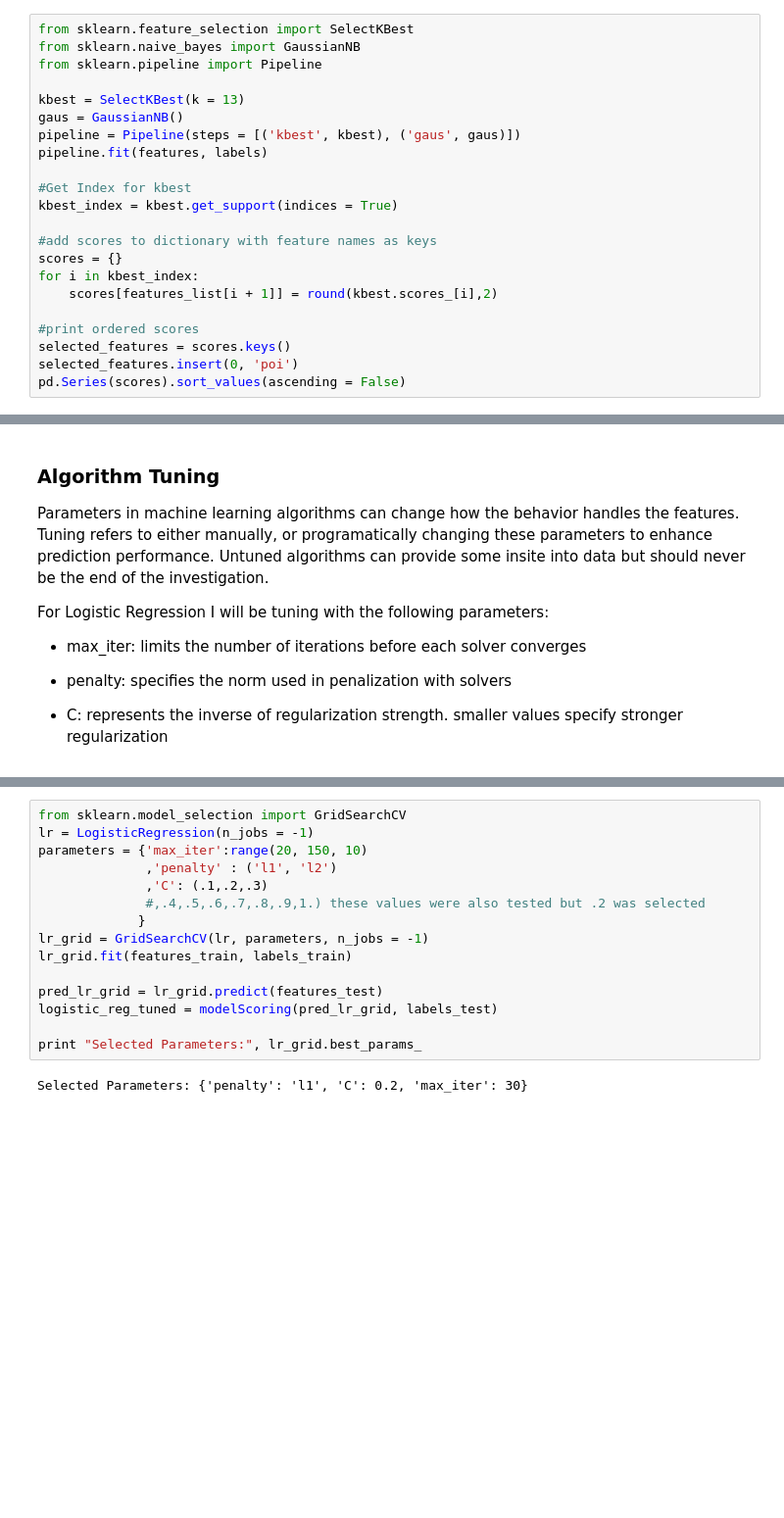
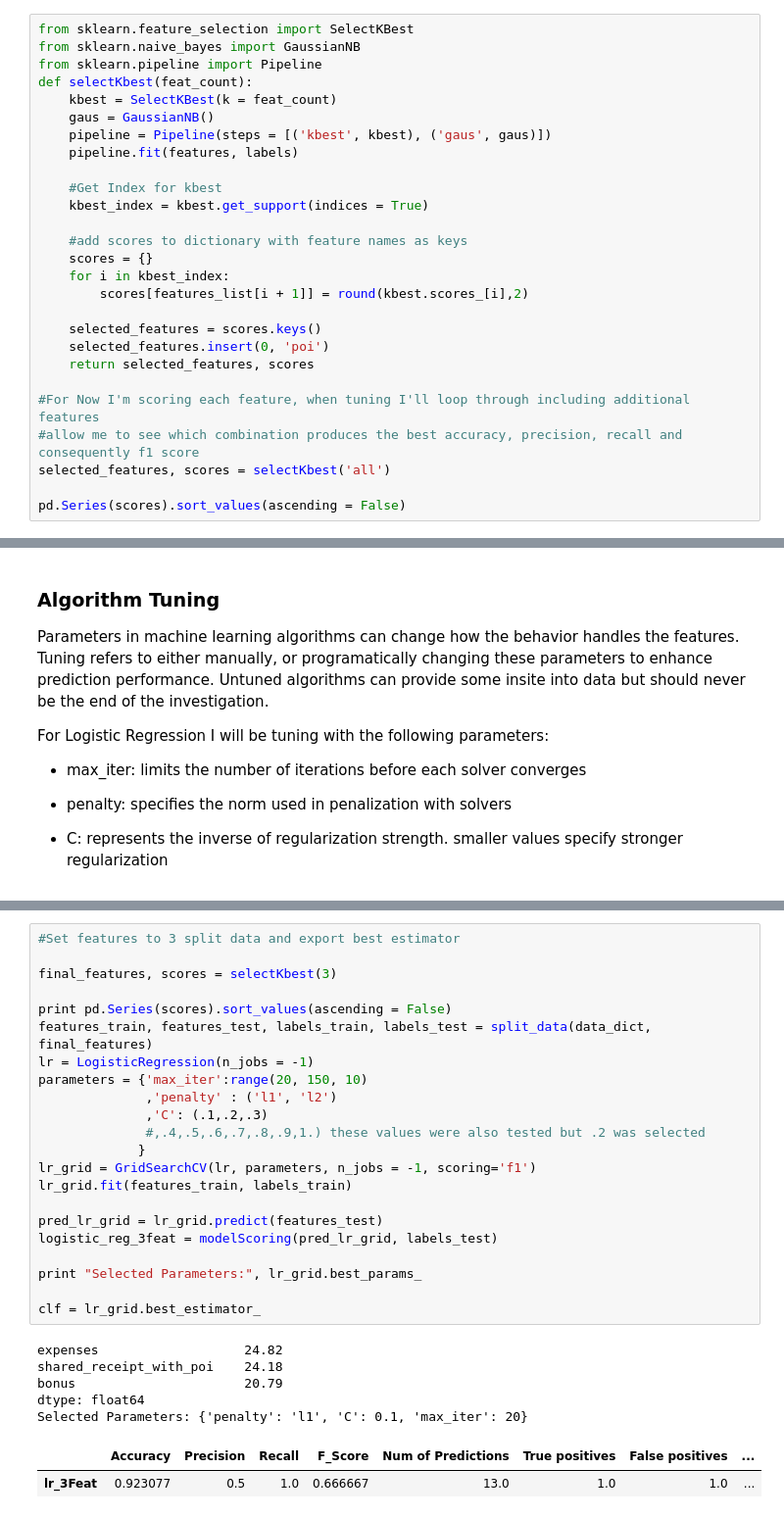
Before and after one commit to wsco/ud120-projects, a Jupyter notebook: final_project/final_project.ipynb, the cells around one changed output, grey strips where cells are left out. Shown at 98% size. Saved outputs shown, nothing was run; the diff lists cells and outputs as text; blank space fills up the shorter version.

```diff
--- a/final_project/final_project.ipynb
+++ b/final_project/final_project.ipynb
@@ -198,22 +195,27 @@ Select K Best will be utilized below to limit the number of features evaluated i
 from sklearn.feature_selection import SelectKBest
 from sklearn.naive_bayes import GaussianNB
 from sklearn.pipeline import Pipeline
+def selectKbest(feat_count):
+    kbest = SelectKBest(k = feat_count)
+    gaus = GaussianNB()
+    pipeline = Pipeline(steps = [('kbest', kbest), ('gaus', gaus)])
+    pipeline.fit(features, labels)
 
-kbest = SelectKBest(k = 13)
-gaus = GaussianNB()
-pipeline = Pipeline(steps = [('kbest', kbest), ('gaus', gaus)])
-pipeline.fit(features, labels)
+    #Get Index for kbest
+    kbest_index = kbest.get_support(indices = True)
 
-#Get Index for kbest
-kbest_index = kbest.get_support(indices = True)
+    #add scores to dictionary with feature names as keys
+    scores = {}
+    for i in kbest_index:
+        scores[features_list[i + 1]] = round(kbest.scores_[i],2)
 
-#add scores to dictionary with feature names as keys
-scores = {}
-for i in kbest_index:
-    scores[features_list[i + 1]] = round(kbest.scores_[i],2)
+    selected_features = scores.keys()
+    selected_features.insert(0, 'poi')
+    return selected_features, scores
 
-#print ordered scores
-selected_features = scores.keys()
-selected_features.insert(0, 'poi')
+#For Now I'm scoring each feature, when tuning I'll loop through including additional features
+#allow me to see which combination produces the best accuracy, precision, recall and consequently f1 score
+selected_features, scores = selectKbest('all')
+
 pd.Series(scores).sort_values(ascending = False)
 # %% [output]
@@ -342,17 +419,30 @@ For Logistic Regression I will be tuning with the following parameters:
 # %%
-from sklearn.model_selection import GridSearchCV
+#Set features to 3 split data and export best estimator
+
+final_features, scores = selectKbest(3)
+
+print pd.Series(scores).sort_values(ascending = False)
+features_train, features_test, labels_train, labels_test = split_data(data_dict, final_features)
 lr = LogisticRegression(n_jobs = -1)
 parameters = {'max_iter':range(20, 150, 10)
               ,'penalty' : ('l1', 'l2')
               ,'C': (.1,.2,.3)
               #,.4,.5,.6,.7,.8,.9,1.) these values were also tested but .2 was selected
              }
-lr_grid = GridSearchCV(lr, parameters, n_jobs = -1)
+lr_grid = GridSearchCV(lr, parameters, n_jobs = -1, scoring='f1')
 lr_grid.fit(features_train, labels_train)
 
 pred_lr_grid = lr_grid.predict(features_test)
-logistic_reg_tuned = modelScoring(pred_lr_grid, labels_test)
+logistic_reg_3feat = modelScoring(pred_lr_grid, labels_test)
 
 print "Selected Parameters:", lr_grid.best_params_
+
+clf = lr_grid.best_estimator_
 # %% [output]
-Selected Parameters: {'penalty': 'l1', 'C': 0.2, 'max_iter': 30}
+expenses                   24.82
+shared_receipt_with_poi    24.18
+bonus                      20.79
+dtype: float64
+Selected Parameters: {'penalty': 'l1', 'C': 0.1, 'max_iter': 20}
+|  | Accuracy | Precision | Recall | F_Score | Num of Predictions | True positives | False positives | ... |
+| lr_3Feat | 0.923077 | 0.5 | 1.0 | 0.666667 | 13.0 | 1.0 | 1.0 | ... |
```
Also changed, not shown: parts of 8 cells of this notebook, 1 other file.
